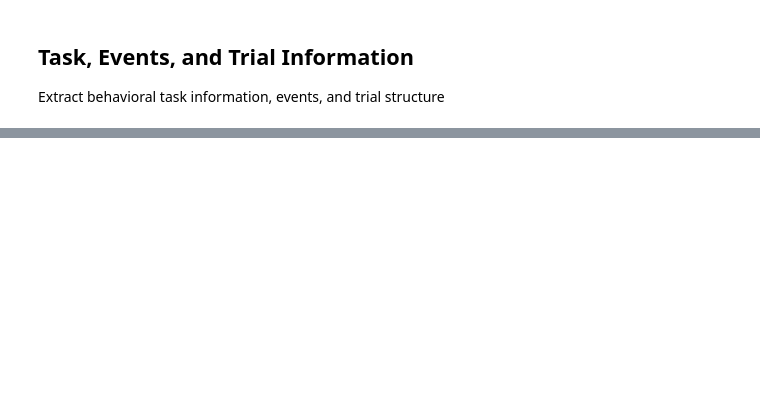
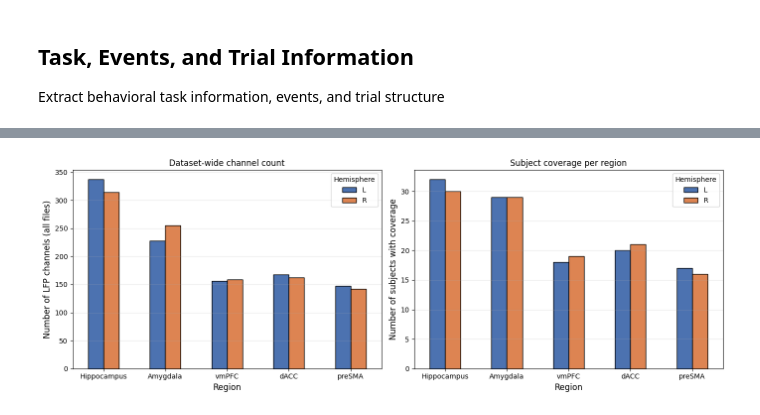
Before and after one commit to ioqfwfq/SBCAT, a Jupyter notebook: inspect_nwb.ipynb, the cells around one changed output, grey strips where cells are left out. Cells and saved outputs as stored; diff of their text form; code cells hidden in the pictures; blank space fills up the shorter version.

```diff
--- a/inspect_nwb.ipynb
+++ b/inspect_nwb.ipynb
@@ -549,0 +619,63 @@ events (TimeSeries):
+# %%
+# Aggregate channel distribution across the entire dataset
+import warnings
+
+records = []
+n_files_ok = 0
+for f in nwb_files:
+    try:
+        with warnings.catch_warnings():
+            warnings.simplefilter("ignore")
+            with NWBHDF5IO(str(f), mode="r", load_namespaces=True) as io:
+                nwbf = io.read()
+                edf = nwbf.electrodes.to_dataframe()
+        if 'location' not in edf.columns:
+            continue
+        n_files_ok += 1
+        mapped = edf['location'].map(REGION_MAP).dropna()
+        for region, hemi in mapped.tolist():
+            records.append({'subject': f.parent.name, 'session': f.stem,
+                            'region': region, 'hemisphere': hemi})
+    except Exception as e:
+        print(f"  skipped {f.name}: {e}")
+
+agg_df = pd.DataFrame(records)
+totals = (agg_df.groupby(['region', 'hemisphere']).size()
+          .unstack(fill_value=0)
+          .reindex(REGION_ORDER, fill_value=0)
+          .reindex(columns=['L', 'R'], fill_value=0))
+per_subject = (agg_df.drop_duplicates(['subject', 'region', 'hemisphere'])
+               .groupby(['region', 'hemisphere']).size()
+               .unstack(fill_value=0)
+               .reindex(REGION_ORDER, fill_value=0)
+               .reindex(columns=['L', 'R'], fill_value=0))
+
+print(f"Files processed: {n_files_ok} / {len(nwb_files)}")
+print(f"Total LFP channels across dataset: {len(agg_df)}")
+print(f"Unique subjects contributing: {agg_df['subject'].nunique()}\n")
+print("Channels per region/hemisphere (all files):")
+print(totals.assign(Total=totals.sum(axis=1)))
+print("\nSubjects with at least one channel in region/hemisphere:")
+print(per_subject.assign(Any=per_subject.max(axis=1)))
+
+fig, axes = plt.subplots(1, 2, figsize=(14, 5))
+
+totals.plot(kind='bar', ax=axes[0], color=['#4C72B0', '#DD8452'], edgecolor='black')
+axes[0].set_xlabel('Region', fontsize=12)
+axes[0].set_ylabel('Number of LFP channels (all files)', fontsize=12)
+axes[0].set_title('Dataset-wide channel count', fontsize=12)
+axes[0].legend(title='Hemisphere')
+axes[0].set_xticklabels(totals.index, rotation=0)
+axes[0].grid(True, axis='y', alpha=0.3)
+
+per_subject.plot(kind='bar', ax=axes[1], color=['#4C72B0', '#DD8452'], edgecolor='black')
+axes[1].set_xlabel('Region', fontsize=12)
+axes[1].set_ylabel('Number of subjects with coverage', fontsize=12)
+axes[1].set_title('Subject coverage per region', fontsize=12)
+axes[1].legend(title='Hemisphere')
+axes[1].set_xticklabels(per_subject.index, rotation=0)
+axes[1].grid(True, axis='y', alpha=0.3)
+
+plt.tight_layout()
+plt.show()
+# %% [output]
@@ -549,0 +699 @@ events (TimeSeries):
+[figure, added]
```
Also changed, not shown: parts of 15 cells of this notebook, 3 other files.
